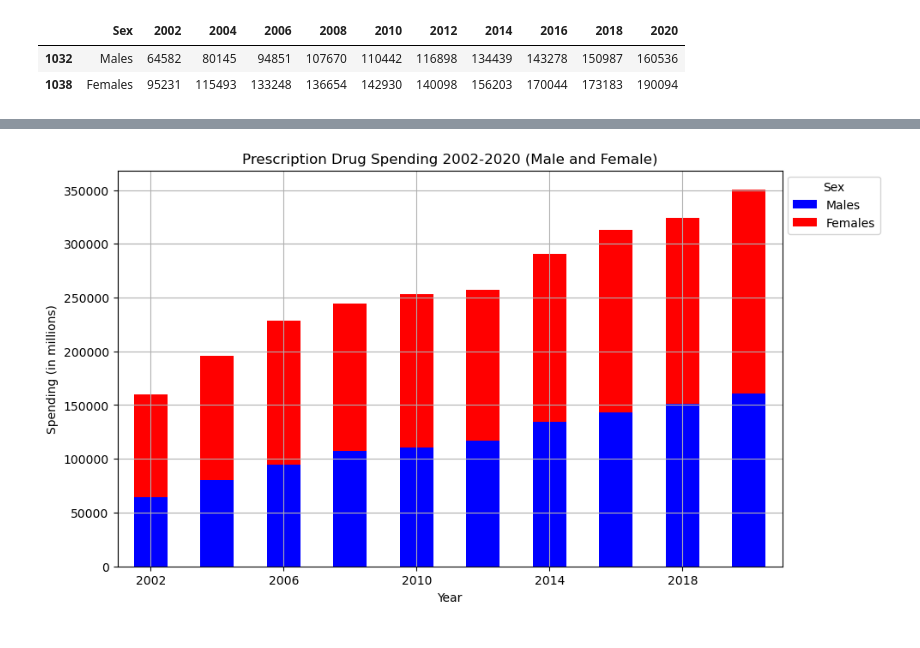
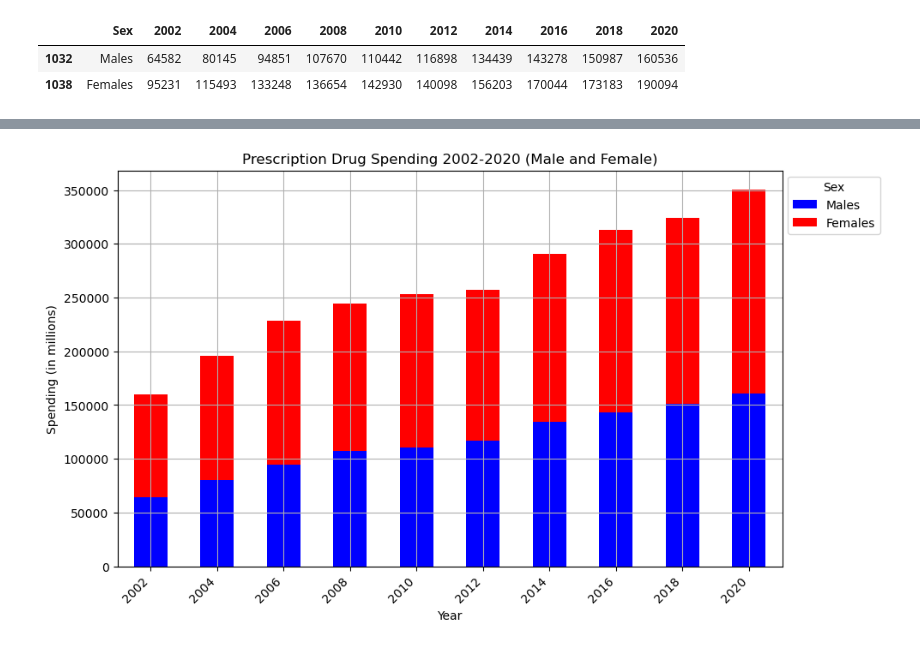
Before and after one commit to vokouns/us-healthcare-spending, a Jupyter notebook: scottsnotebook.ipynb, the cells around one changed output, grey strips where cells are left out. Cells and saved outputs as stored; diff of their text form; code cells hidden in the pictures.

Commit message:
pres drug charting

```diff
--- a/scottsnotebook.ipynb
+++ b/scottsnotebook.ipynb
@@ -81,3 +46,0 @@ zero_18_df
-# %%
-total_df = raw_data_df[raw_data_df["Payer"] == "Total"]
-total_df
@@ -422,6 +299,3 @@ persc_col
 |  | Sex | 2002 | 2004 | 2006 | 2008 | 2010 | 2012 | 2014 | 2016 | 2018 | 2020 |
 | 1032 | Males | 64582 | 80145 | 94851 | 107670 | 110442 | 116898 | 134439 | 143278 | 150987 | 160536 |
 | 1038 | Females | 95231 | 115493 | 133248 | 136654 | 142930 | 140098 | 156203 | 170044 | 173183 | 190094 |
-# %%
-persc_index = persc_col.set_index("Age Group", inplace=False)
-persc_index
@@ -456,0 +302,7 @@ persc_bar = {
+# %%
+# reset index
+persc_col_index = persc_col.set_index("Sex", inplace=False)
+# %%
+# rotate
+persc_rotated = persc_col_index.T
+persc_rotated
@@ -457,30 +321,25 @@ persc_bar = {
 # %%
-# Assuming "persc_col" is the DataFrame containing the data
-
-# Set the 'Sex' column as the index
-persc_col
-
 # Plotting the DataFrame as a stacked bar graph
-ax = persc_col.T.plot(kind='bar', stacked=True, figsize=(10, 6), color=['blue', 'red'])
+persc_rotated.plot(kind='bar', stacked=True, figsize=(10, 6), color=['blue', 'red'])
 
 # Set the title and axis labels
 plt.title('Prescription Drug Spending 2002-2020 (Male and Female)')
 plt.xlabel('Year')
 plt.ylabel('Spending (in millions)')
 
 # Add legend and adjust its position
 plt.legend(title='Sex', bbox_to_anchor=(1, 1))
 
 # Display grid lines
 plt.grid(True)
 
 # Set x-axis ticks to show every other value
-plt.xticks(range(len(persc_col.columns))[::2], persc_col.columns[::2], rotation=0)
+plt.xticks(rotation=45, ha='right')
 
 # Save the figure as a PNG file
 plt.savefig("Figures/drug_spending_yoy.png")
 
 # Show the plot
 plt.show()
 # %% [output]
-[figure, old version]
+[figure, new version]
```
Also changed, not shown: parts of 23 cells of this notebook, 2 other files.
